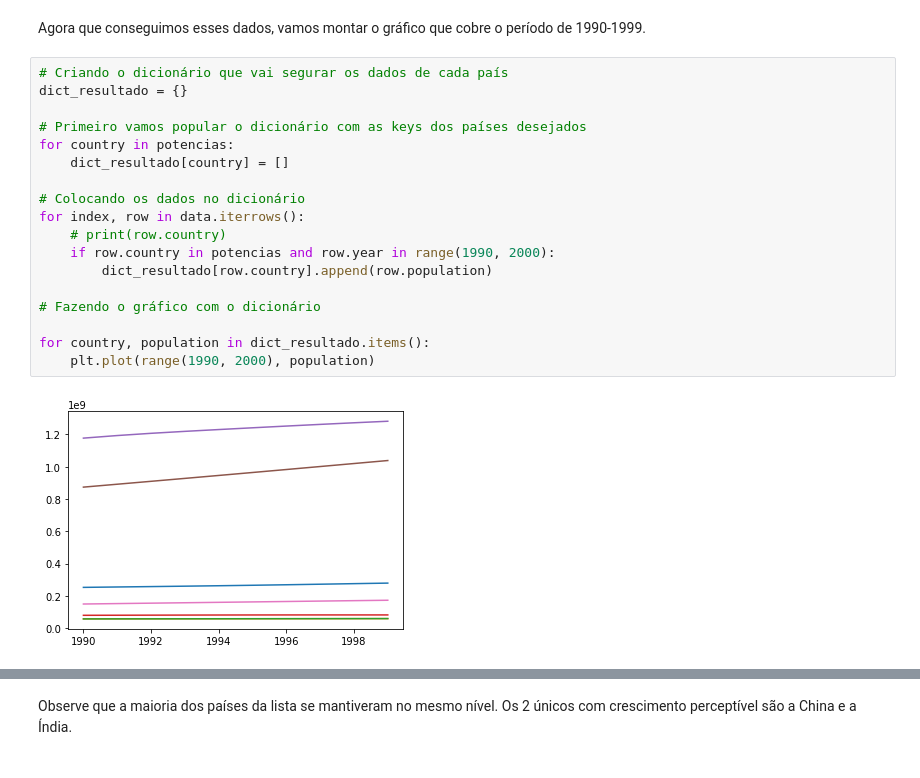
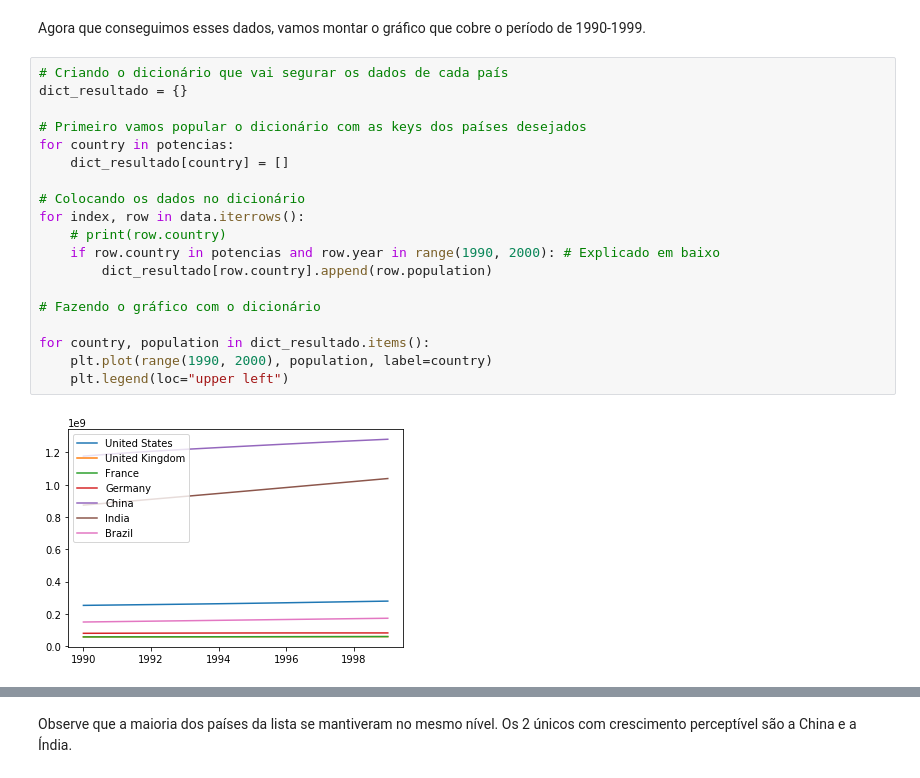
Before and after one commit to leoDomingos/Introducao-ao-aquecimento-global, a Jupyter notebook: main.ipynb, the cells around one changed output, grey strips where cells are left out. Drawn from its saved outputs; the diff is of its cells as text.

```diff
--- a/main.ipynb
+++ b/main.ipynb
@@ -55,20 +60,21 @@ Agora que conseguimos esses dados, vamos montar o gráfico que cobre o período
 # %%
 # Criando o dicionário que vai segurar os dados de cada país
 dict_resultado = {}
 
 # Primeiro vamos popular o dicionário com as keys dos países desejados
 for country in potencias:
     dict_resultado[country] = []
 
 # Colocando os dados no dicionário
 for index, row in data.iterrows():
     # print(row.country)
-    if row.country in potencias and row.year in range(1990, 2000):
+    if row.country in potencias and row.year in range(1990, 2000): # Explicado em baixo
         dict_resultado[row.country].append(row.population)
 
 # Fazendo o gráfico com o dicionário
 
 for country, population in dict_resultado.items():
-    plt.plot(range(1990, 2000), population)
+    plt.plot(range(1990, 2000), population, label=country)
+    plt.legend(loc="upper left")
 # %% [output]
-[figure, old version]
+[figure, new version]
```
Also changed, not shown: parts of 11 cells of this notebook.
